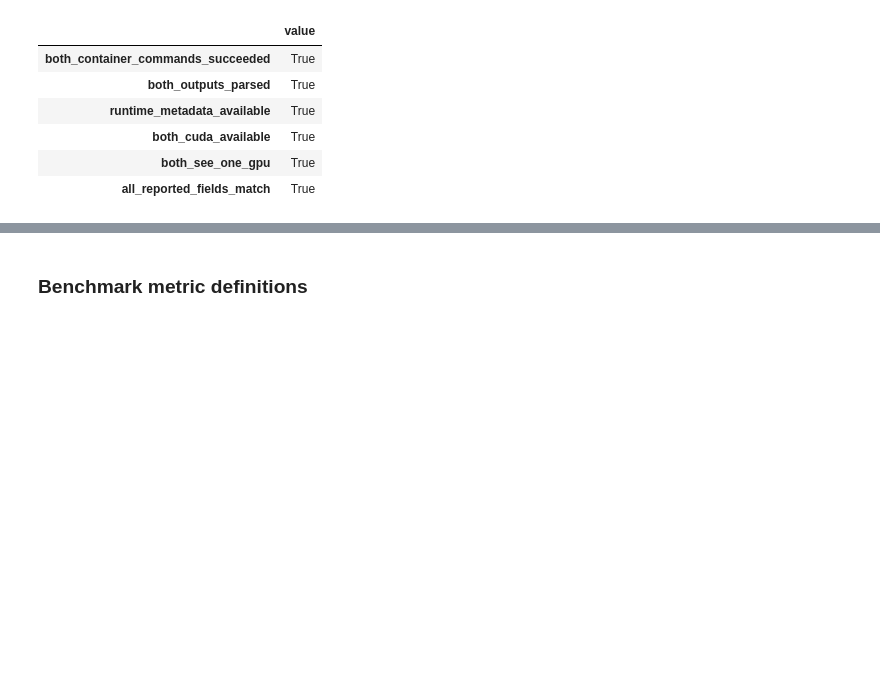
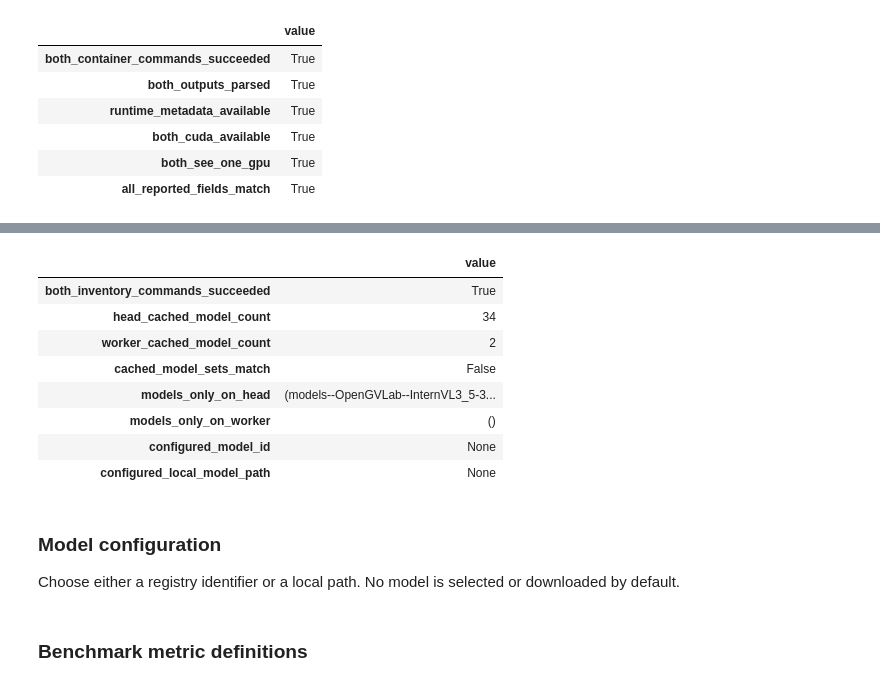
Before and after one commit to coert/dgx-spark-lab, a Jupyter notebook: experiments/01-distributed-inference/00-environment-and-model-baseline.ipynb, the cells around one changed output, grey strips where cells are left out. Drawn from its saved outputs; the diff is of its cells as text; code cells hidden in the pictures; blank space fills up the shorter version.

```diff
--- a/experiments/01-distributed-inference/00-environment-and-model-baseline.ipynb
+++ b/experiments/01-distributed-inference/00-environment-and-model-baseline.ipynb
@@ -1566,3 +1792,53 @@ model_configuration
+# %%
+head_cached_models = set(
+    model_inventory_facts_df.loc[
+        HEAD_HOST,
+        "cached_repositories",
+    ]
+)
+
+worker_cached_models = set(
+    model_inventory_facts_df.loc[
+        WORKER_HOST,
+        "cached_repositories",
+    ]
+)
+
+model_cache_comparison = pd.Series(
+    {
+        "both_inventory_commands_succeeded": bool(
+            model_inventory_facts_df["command_succeeded"].all()
+        ),
+        "head_cached_model_count": len(head_cached_models),
+        "worker_cached_model_count": len(worker_cached_models),
+        "cached_model_sets_match": (head_cached_models == worker_cached_models),
+        "models_only_on_head": tuple(sorted(head_cached_models - worker_cached_models)),
+        "models_only_on_worker": tuple(
+            sorted(worker_cached_models - head_cached_models)
+        ),
+        "configured_model_id": MODEL_ID,
+        "configured_local_model_path": (
+            str(LOCAL_MODEL_PATH) if LOCAL_MODEL_PATH is not None else None
+        ),
+    },
+    name="value",
+)
+
+model_cache_comparison.to_frame()
+# %% [output]
+|  | value |
+| both_inventory_commands_succeeded | True |
+| head_cached_model_count | 34 |
+| worker_cached_model_count | 2 |
+| cached_model_sets_match | False |
+| models_only_on_head | (models--OpenGVLab--InternVL3_5-3... |
+| models_only_on_worker | () |
+| configured_model_id | None |
+| configured_local_model_path | None |
+# %% [markdown]
+### Model configuration
+
+Choose either a registry identifier or a local path. No model is selected or downloaded by default.
 # %% [markdown]
 ### Benchmark metric definitions
 # %%
```
Also changed, not shown: parts of 7 cells of this notebook.
